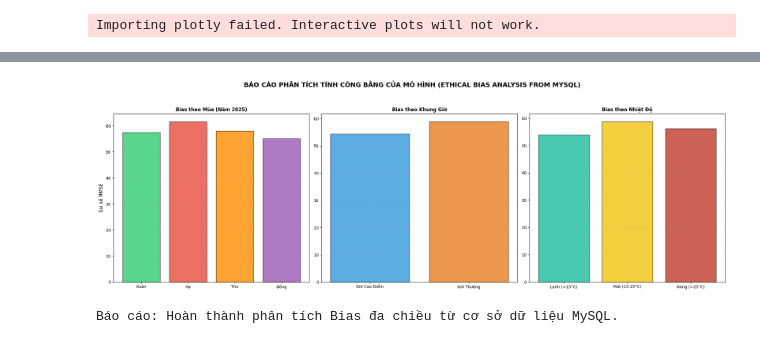
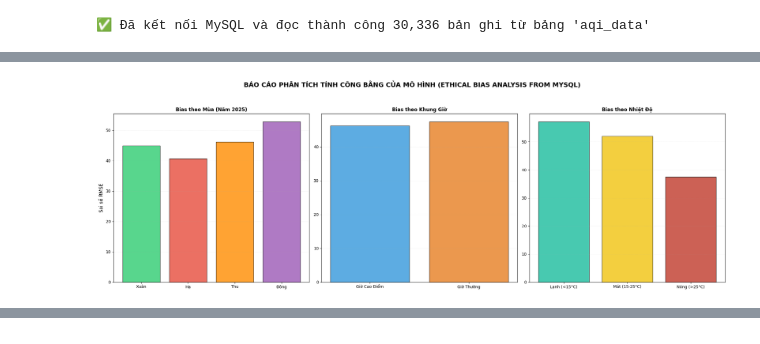
Before and after one commit to anh922006/air-quality-index-in-hanoi-, a Jupyter notebook: library_framework/Ethical_Bias_Report.ipynb, the cells around one changed output, grey strips where cells are left out. Drawn from its saved outputs; the diff is of its cells as text; code cells hidden in the pictures.

```diff
--- a/library_framework/Ethical_Bias_Report.ipynb
+++ b/library_framework/Ethical_Bias_Report.ipynb
@@ -12,12 +12,7 @@ from pathlib import Path
 
 warnings.filterwarnings('ignore', category=FutureWarning)
 
-current_dir = Path(os.getcwd()).resolve()
-if 'library_framework' in current_dir.parts:
-    dotenv_path = current_dir.parent / '.env'
-else:
-    dotenv_path = current_dir / '.env'
-load_dotenv(dotenv_path=dotenv_path)
+load_dotenv()
 
 DB_USER = os.getenv("DB_USER")
 DB_PASSWORD = os.getenv("DB_PASSWORD")
@@ -28,9 +23,9 @@ DB_NAME = os.getenv("DB_NAME")
 engine = create_engine(f"mysql+pymysql://{DB_USER}:{DB_PASSWORD}@{DB_HOST}:{DB_PORT}/{DB_NAME}")
 
 try:
-    query = "SELECT * FROM hanoi_aqi_cleaned"
+    query = "SELECT * FROM aqi_data"
     df = pd.read_sql(query, con=engine)
-    print(f"✅ Đã kết nối MySQL và đọc thành công {len(df):,} bản ghi từ bảng 'hanoi_aqi_cleaned'")
+    print(f"✅ Đã kết nối MySQL và đọc thành công {len(df):,} bản ghi từ bảng 'aqi_data'")
 except Exception as e:
     print(f"❌ Lỗi kết nối hoặc không tìm thấy bảng sạch: {e}")
     raise SystemExit("Dừng chạy do lỗi kết nối Database.")
@@ -94,4 +89,4 @@ plt.show()
 
 print("Báo cáo: Hoàn thành phân tích Bias đa chiều từ cơ sở dữ liệu MySQL.")
 # %% [output]
-Importing plotly failed. Interactive plots will not work.
+✅ Đã kết nối MySQL và đọc thành công 30,336 bản ghi từ bảng 'aqi_data'
@@ -98,0 +95 @@ Importing plotly failed. Interactive plots will not work.
+[figure, new version]
@@ -101,2 +96,0 @@ Importing plotly failed. Interactive plots will not work.
-[figure, old version]
-Báo cáo: Hoàn thành phân tích Bias đa chiều từ cơ sở dữ liệu MySQL.
```
Also changed, not shown: parts of 1 cell of this notebook, 3 other files.
